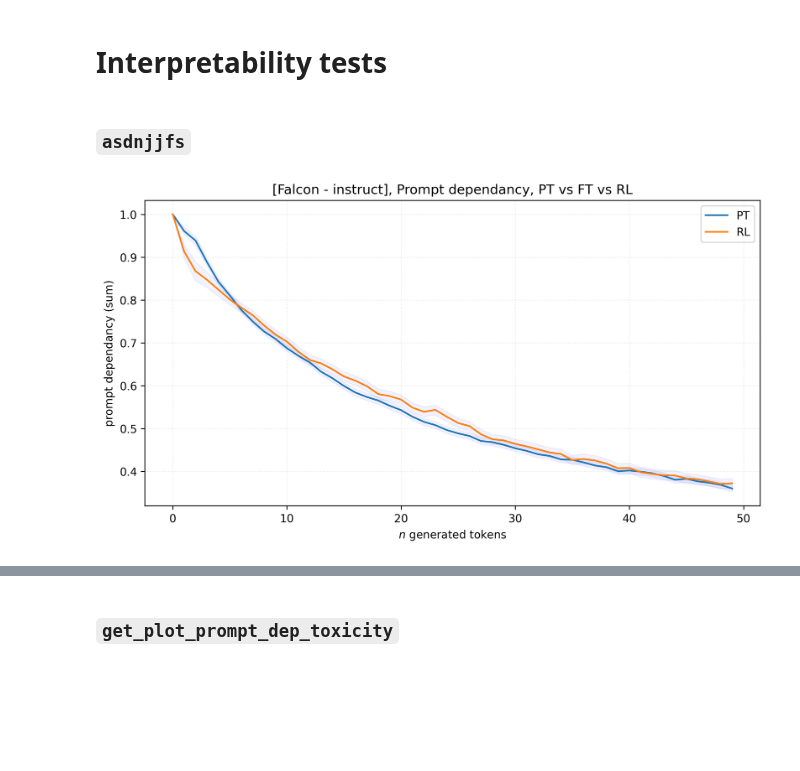
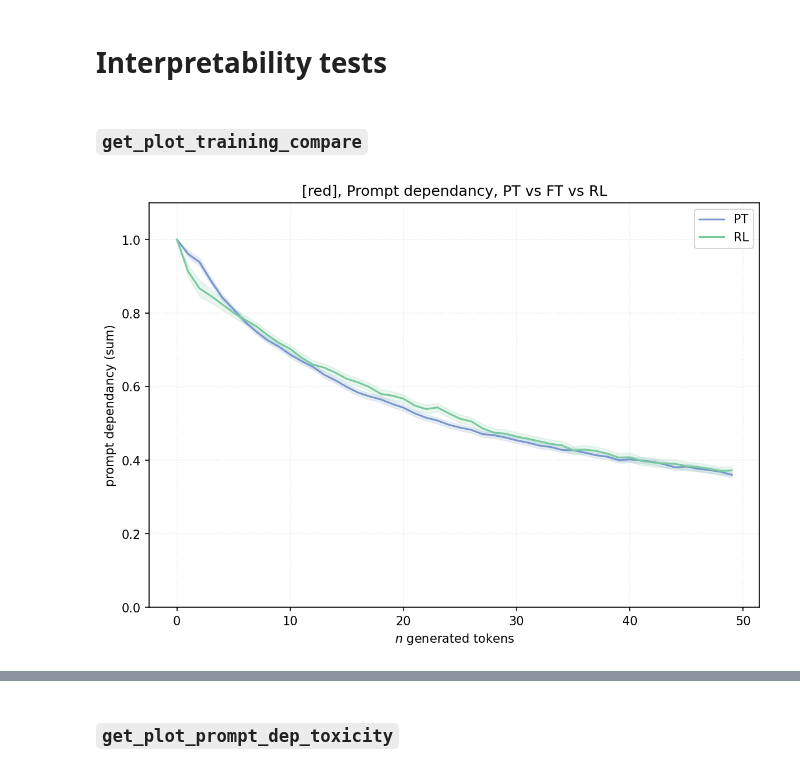
Before and after one commit to DanielSc4/RewardLM, a Jupyter notebook: main_notebook.ipynb, the cells around one changed output, grey strips where cells are left out. Cells and saved outputs as stored; diff of their text form; code cells hidden in the pictures; blank space fills up the shorter version.

Commit message:
Improved plots

```diff
--- a/main_notebook.ipynb
+++ b/main_notebook.ipynb
@@ -352,62 +356,24 @@ tot_RL.to_csv('./result analysis/new_results/tox_RED_3B_RL_2.csv')
 # %% [markdown]
-### `asdnjjfs`
+### `get_plot_training_compare`
 # %%
 import inseq
 import numpy as np
 import matplotlib.pyplot as plt
-from interpretability.interp_utils import get_prompt_dependancy
+from interpretability.interp_utils import get_prompt_dependancy, get_plot_training_compare
 
 attribution = {
     'PT': inseq.FeatureAttributionOutput.load('./results/interp_res/interpret_models/interpret_models/attributes_falcon-7b-instruct_2600it.json'),
     'FT': inseq.FeatureAttributionOutput.load('./results/interp_res/interpret_models/interpret_models/attributes_falcon-7b-instruct-FT-LoRA-8bit-test1_2400it.json'),
     # 'RL': np.array([[1, 2], [1, 2]]),
 }
 attribution = {
     'PT': inseq.FeatureAttributionOutput.load('./results/interp_res/interpret_models/interpret_models/attributes_RedPajama-INCITE-Chat-3B-v1_1000it.json'),
     # 'FT': [],
     'RL': inseq.FeatureAttributionOutput.load('./results/interp_res/interpret_models/interpret_models/attributes_RedPajama-INCITE-Chat-3B-v1-RL-LoRA-8bit-test1_600it.json'),
 }
 
 dependencies = {k: get_prompt_dependancy(attribution[k], 50) for k in attribution}
 
-
-exp_keys = ['PT', 'FT', 'RL']
-# assert set(exp_keys) == set(attribution.keys()), f'dependencies must be a dict with {exp_keys} keys. Got {list(attribution.keys())}'
-
-fig_kwargs = {
-            'figsize': (10, 5),
-            'dpi': 300,
-        }
-model_name = 'Falcon - instruct'
-
-# plt.figure()
-fig, ax = plt.subplots(**fig_kwargs)
-ax.set_title(f'[{model_name}], Prompt dependancy, PT vs FT vs RL')
-
-
-for k in dependencies:
-    avgs = np.nanmean(dependencies[k], axis = 0)
-    # ci = (1.96 for 95%, 2.58 for 99%) * z * (std / sqrt(len(data)))  # counting how many not na values there are
-    z = 1.96
-    offsets = z * np.nanstd(dependencies[k], axis = 0) / np.sqrt(np.invert(np.isnan(dependencies[k])).sum(axis = 0))
-
-    ax.plot(
-        np.arange(0, len(avgs)),
-        avgs,
-        label = k,
-    )
-    ax.fill_between(
-        np.arange(0, len(avgs)),
-        (avgs - offsets),
-        (avgs + offsets),
-        color='b', alpha = .05,
-        # label = f'{.95 if z == 1.96 else "z = " + z } confidence interval',
-    )
-
-ax.set_xlabel(r'$n$ generated tokens')
-ax.set_ylabel('prompt dependancy (sum)')
-ax.legend()
-ax.grid(alpha = .3, linestyle = ':')
-plt.show()
+get_plot_training_compare(dependencies, model_name='red').show()
 # %% [output]
-[figure, old version]
+[figure, new version]
```
Also changed, not shown: parts of 7 cells of this notebook, 2 other files.
